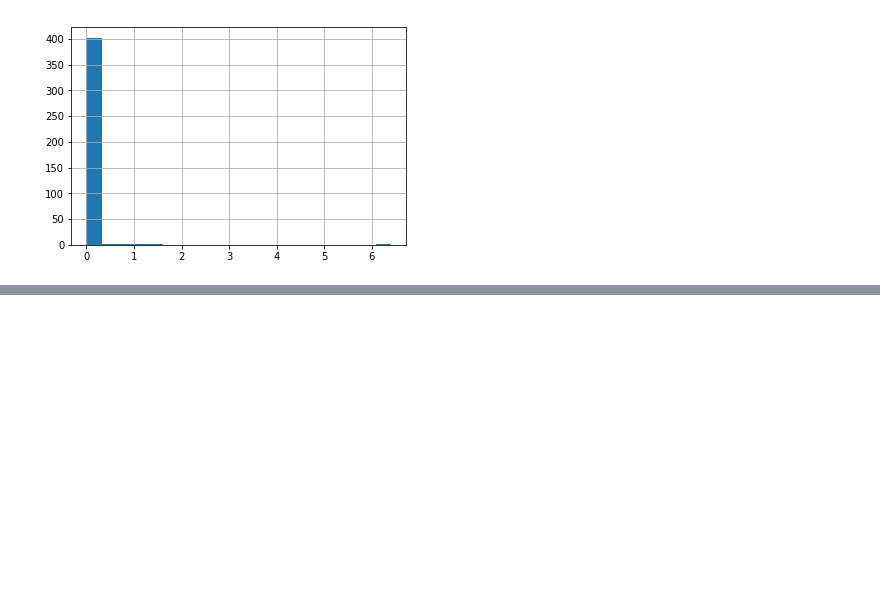
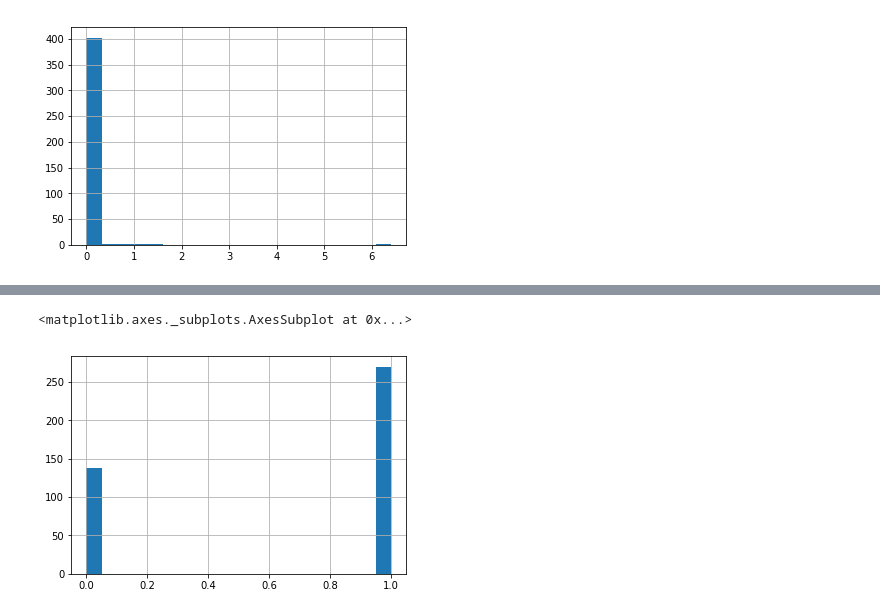
Before and after one commit to gayounglee57/sparkLab, a Jupyter notebook: forest_fires_visualisations.ipynb, the cells around one changed output, grey strips where cells are left out. Saved outputs shown, nothing was run; the diff lists cells and outputs as text; code cells hidden in the pictures; blank space fills up the shorter version.

```diff
--- a/forest_fires_visualisations.ipynb
+++ b/forest_fires_visualisations.ipynb
@@ -102,0 +124,6 @@ df[]
+# %%
+#bar graph of fire attribute in second data set
+df_missing['fire'].hist(bins=20)
+# %% [output]
+<matplotlib.axes._subplots.AxesSubplot at 0x...>
+[figure, added]
```
Also changed, not shown: parts of 3 cells of this notebook.
